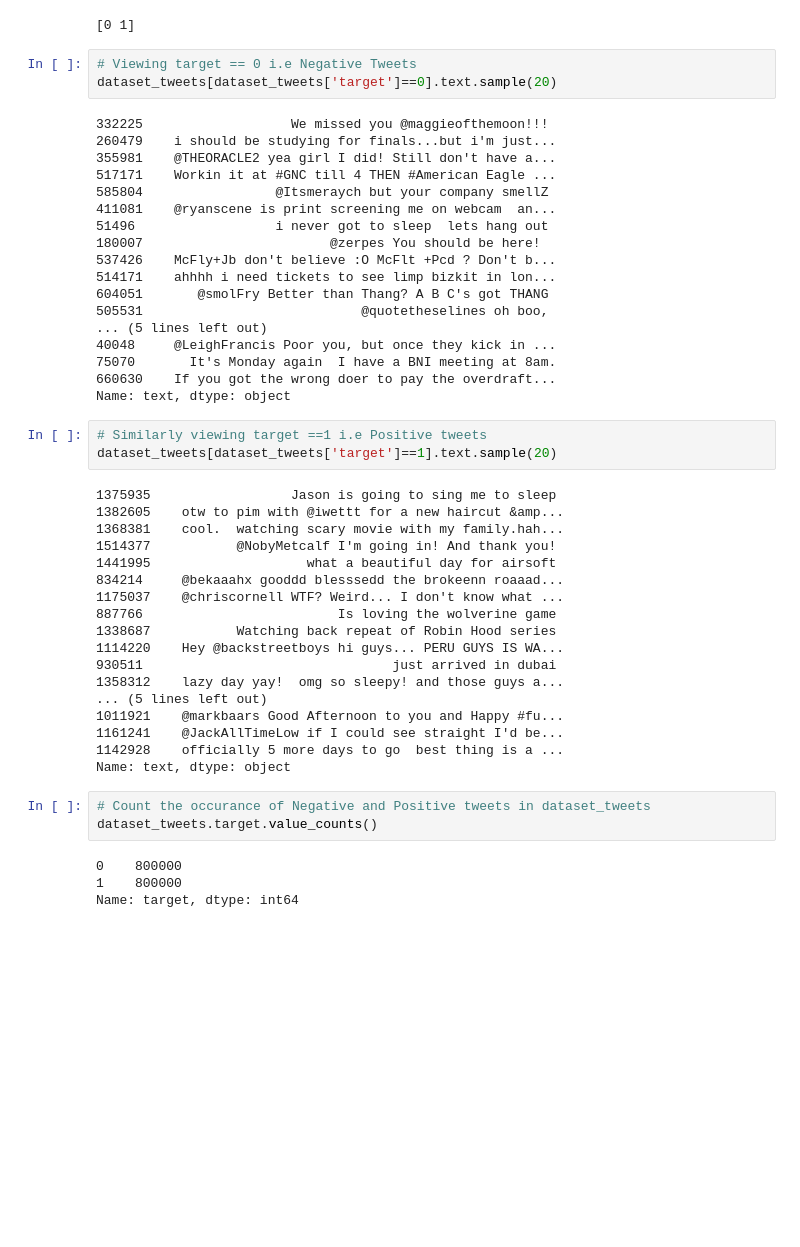
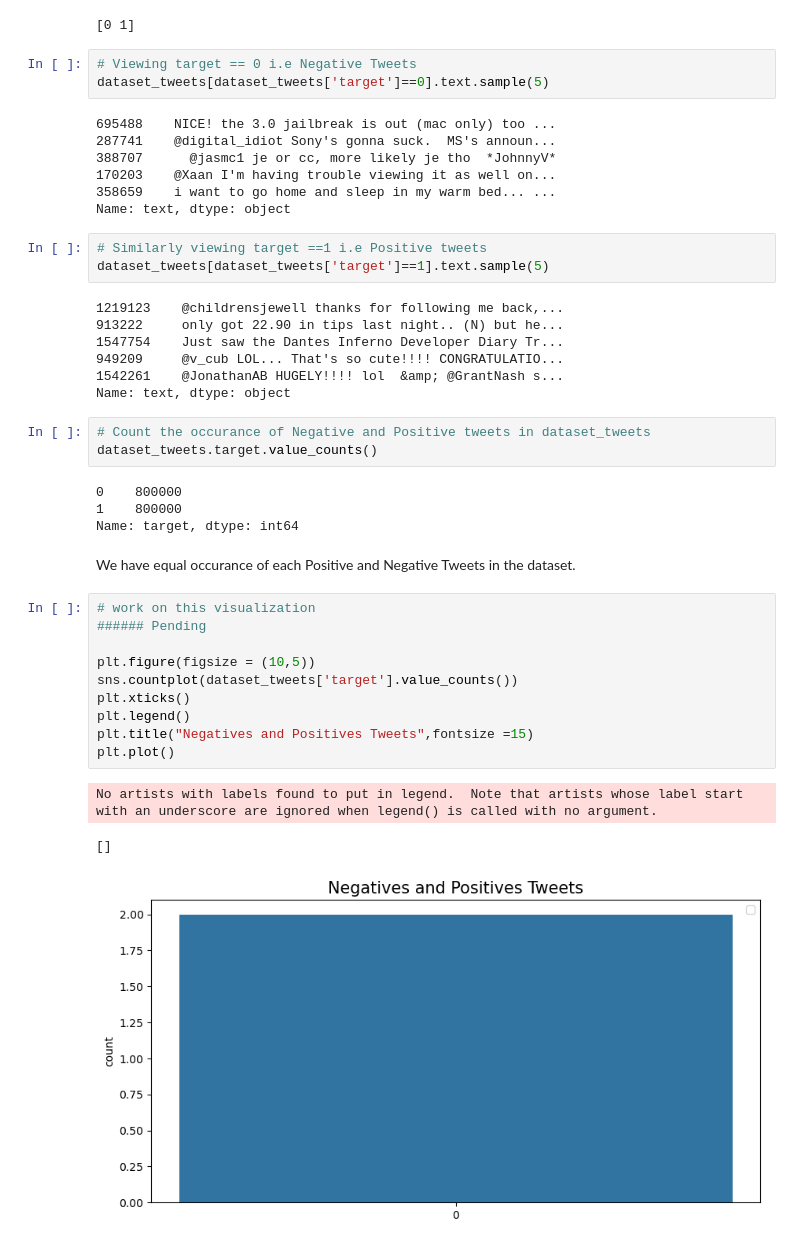
Before and after one commit to Singhal-Piyush/DL_Twitter_Sentiment_Analysis, a Jupyter notebook: Twitter_Sentiment_Analysis_Data_Preprocessing.ipynb, the cells around one changed output. Cells and saved outputs as stored; diff of their text form; blank space fills up the shorter version.

```diff
--- a/Twitter_Sentiment_Analysis_Data_Preprocessing.ipynb
+++ b/Twitter_Sentiment_Analysis_Data_Preprocessing.ipynb
@@ -110,45 +113,23 @@ print(dataset_tweets.target.unique())
 [0 1]
 # %%
 # Viewing target == 0 i.e Negative Tweets
-dataset_tweets[dataset_tweets['target']==0].text.sample(20)
+dataset_tweets[dataset_tweets['target']==0].text.sample(5)
 # %% [output]
-332225                   We missed you @maggieofthemoon!!!
-260479    i should be studying for finals...but i'm just...
-355981    @THEORACLE2 yea girl I did! Still don't have a...
-517171    Workin it at #GNC till 4 THEN #American Eagle ...
-585804                 @Itsmeraych but your company smellZ
-411081    @ryanscene is print screening me on webcam  an...
-51496                  i never got to sleep  lets hang out
-180007                        @zerpes You should be here!
-537426    McFly+Jb don't believe :O McFlt +Pcd ? Don't b...
-514171    ahhhh i need tickets to see limp bizkit in lon...
-604051       @smolFry Better than Thang? A B C's got THANG
-505531                            @quotetheselines oh boo,
-... (5 lines left out)
-40048     @LeighFrancis Poor you, but once they kick in ...
-75070       It's Monday again  I have a BNI meeting at 8am.
-660630    If you got the wrong doer to pay the overdraft...
+695488    NICE! the 3.0 jailbreak is out (mac only) too ...
+287741    @digital_idiot Sony's gonna suck.  MS's announ...
+388707      @jasmc1 je or cc, more likely je tho  *JohnnyV*
+170203    @Xaan I'm having trouble viewing it as well on...
+358659    i want to go home and sleep in my warm bed... ...
 Name: text, dtype: object
 # %%
 # Similarly viewing target ==1 i.e Positive tweets
-dataset_tweets[dataset_tweets['target']==1].text.sample(20)
+dataset_tweets[dataset_tweets['target']==1].text.sample(5)
 # %% [output]
-1375935                  Jason is going to sing me to sleep
-1382605    otw to pim with @iwettt for a new haircut &amp...
-1368381    cool.  watching scary movie with my family.hah...
-1514377           @NobyMetcalf I'm going in! And thank you!
-1441995                    what a beautiful day for airsoft
-834214     @bekaaahx gooddd blesssedd the brokeenn roaaad...
-1175037    @chriscornell WTF? Weird... I don't know what ...
-887766                         Is loving the wolverine game
-1338687           Watching back repeat of Robin Hood series
-1114220    Hey @backstreetboys hi guys... PERU GUYS IS WA...
-930511                                just arrived in dubai
-1358312    lazy day yay!  omg so sleepy! and those guys a...
-... (5 lines left out)
-1011921    @markbaars Good Afternoon to you and Happy #fu...
-1161241    @JackAllTimeLow if I could see straight I'd be...
-1142928    officially 5 more days to go  best thing is a ...
+1219123    @childrensjewell thanks for following me back,...
+913222     only got 22.90 in tips last night.. (N) but he...
+1547754    Just saw the Dantes Inferno Developer Diary Tr...
+949209     @v_cub LOL... That's so cute!!!! CONGRATULATIO...
+1542261    @JonathanAB HUGELY!!!! lol  &amp; @GrantNash s...
 Name: text, dtype: object
 # %%
 # Count the occurance of Negative and Positive tweets in dataset_tweets
@@ -157,3 +138,19 @@ dataset_tweets.target.value_counts()
 0    800000
 1    800000
 Name: target, dtype: int64
+# %% [markdown]
+We have equal occurance of each Positive and Negative Tweets in the dataset.
+# %%
+# work on this visualization
+###### Pending
+
+plt.figure(figsize = (10,5))
+sns.countplot(dataset_tweets['target'].value_counts())
+plt.xticks()
+plt.legend()
+plt.title("Negatives and Positives Tweets",fontsize =15)
+plt.plot()
+# %% [output]
+No artists with labels found to put in legend.  Note that artists whose label start with an underscore are ignored when legend() is called with no argument.
+[]
+[figure, added]
```
Also changed, not shown: parts of 5 cells of this notebook.
